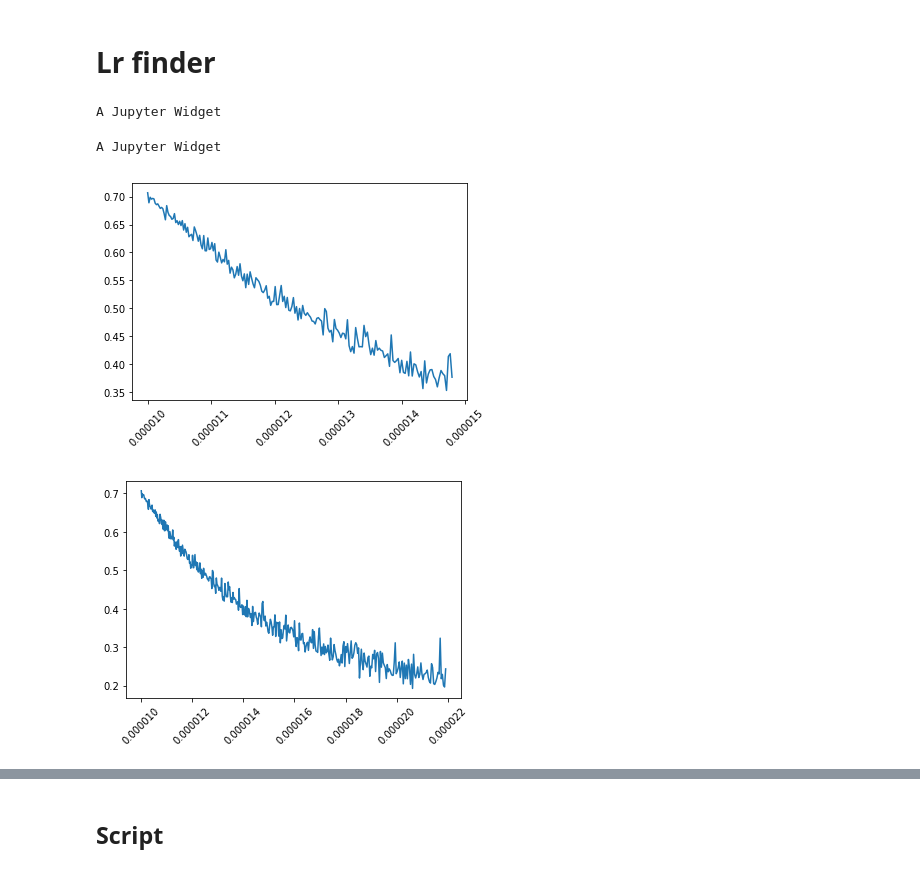
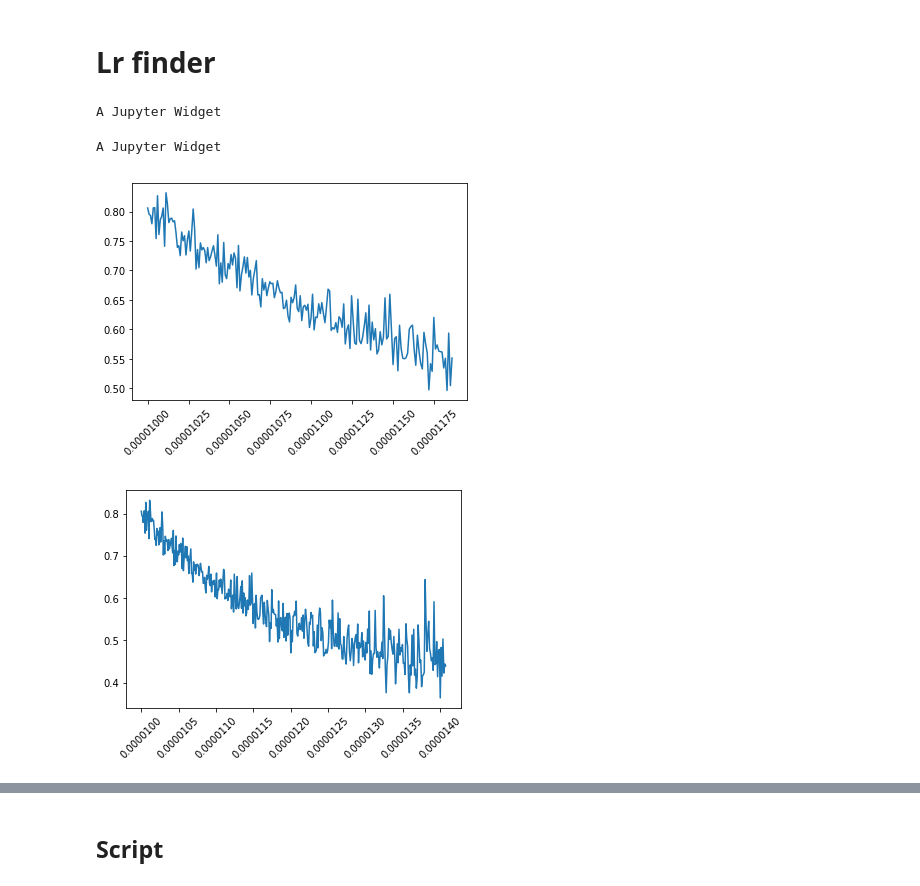
Before and after one commit to r0mer0m/DL-Medical-Images, a Jupyter notebook: 13-labels/chexpert_transfer_learning.ipynb, the cells around one changed output, grey strips where cells are left out. Saved outputs shown, nothing was run; the diff lists cells and outputs as text; code cells hidden in the pictures.

Commit message:
refactor and preparing plots for papaer

```diff
--- a/13-labels/chexpert_transfer_learning.ipynb
+++ b/13-labels/chexpert_transfer_learning.ipynb
@@ -186,5 +189,5 @@ A Jupyter Widget
 # %%
-path = DEST_PATH/'train_patient55955_study2_view1_frontal.jpg'
+path = DEST_PATH/train_df.Path[0]
 x = cv2.imread(str(path))#.astype(np.float32)
 x = cv2.cvtColor(x, cv2.COLOR_BGR2RGB)
 # %%
@@ -195,3 +200,6 @@ plt.imshow(x)
+# %%
+train_df = pd.read_csv('train_df_chexpert_resized.csv')
+valid_df = pd.read_csv('valid_df_chexpert_resized.csv')
 # %% [markdown]
 # Dataset and Dataloader
 # %%
@@ -207,6 +215,7 @@ class CheXPertDataSet(Dataset):
         self.image_files = df["Path"].values
         # self.labels = df["Label"].values
         self.lables = df[['Atelectasis', 'Cardiomegaly', 'Consolidation', 'Edema', 'Pleural Effusion']].values
+        self.lables[self.lables==-1] = 0
         self.image_path = image_path
 
     def __getitem__(self, index):
@@ -242,7 +251,7 @@ class DataBatches:
     def set_random_choices(self):
         if hasattr(self.dataset, "set_random_choices"): self.dataset.set_random_choices()
 # %%
-train_dl = DataBatches(df=df_train_big, idx=IDX, transforms=TRANSFORMATIONS, shuffle=True,
+train_dl = DataBatches(df=train_df, idx=IDX, transforms=TRANSFORMATIONS, shuffle=True,
                        img_folder_path=IMG_FOLDER, batch_size=BATCH_SIZE,
                        r_pix=r_pix, normalize=NORMALIZE, seed=seed)
 
@@ -252,13 +265,13 @@ valid_dl = DataBatches(df=valid_df, idx=IDX, transforms=None, shuffle=False,
 # %% [markdown]
 # Lr finder
 # %%
-m = DenseNet121(out_size=13, pretrained=PRETRAINED, freeze=False).cuda()
+m = DenseNet121(out_size=5, pretrained=PRETRAINED, freeze=False).cuda()
 lrs, losses = lr_finder(m, n_epochs=1, train_dl=train_dl, min_lr=.1e-4, early_stopping=500)
 # %% [output]
 A Jupyter Widget
 A Jupyter Widget
-[figure, old version]
+[figure, new version]
-[figure, old version]
+[figure, new version]
 # %%
 def cos_annealing(start_lr, end_lr, n_iterations):
     i = np.arange(n_iterations)
```
Also changed, not shown: parts of 7 cells of this notebook, 22 other files.
